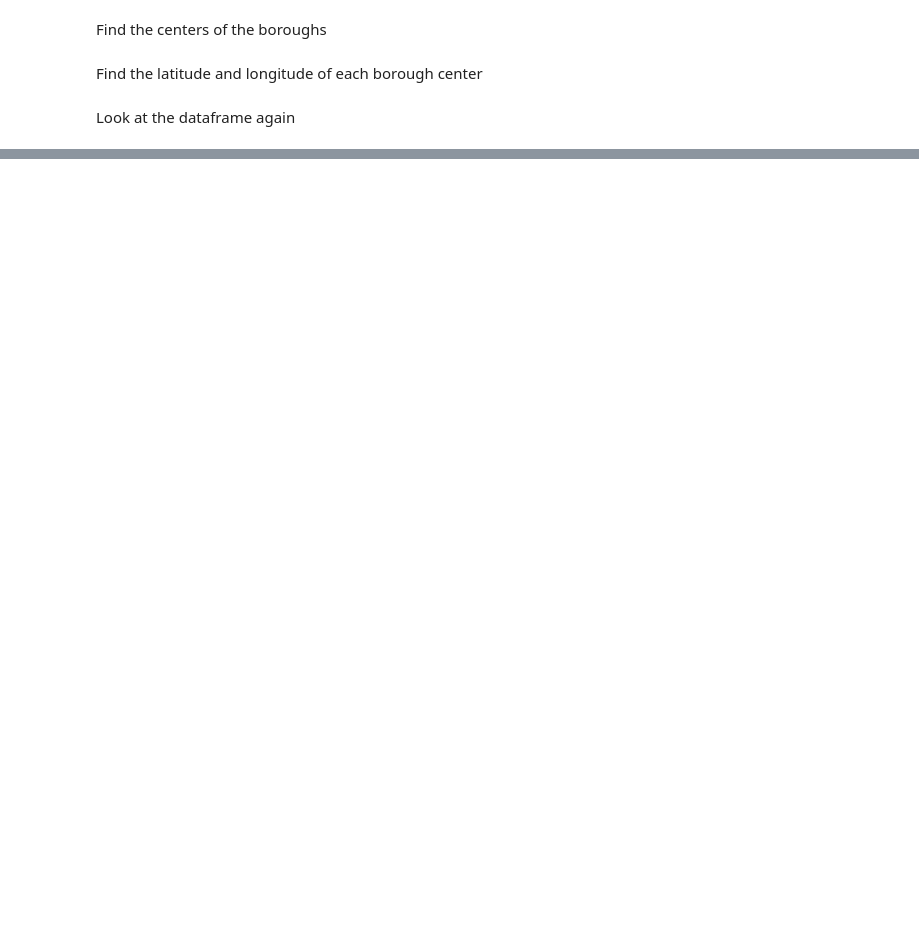
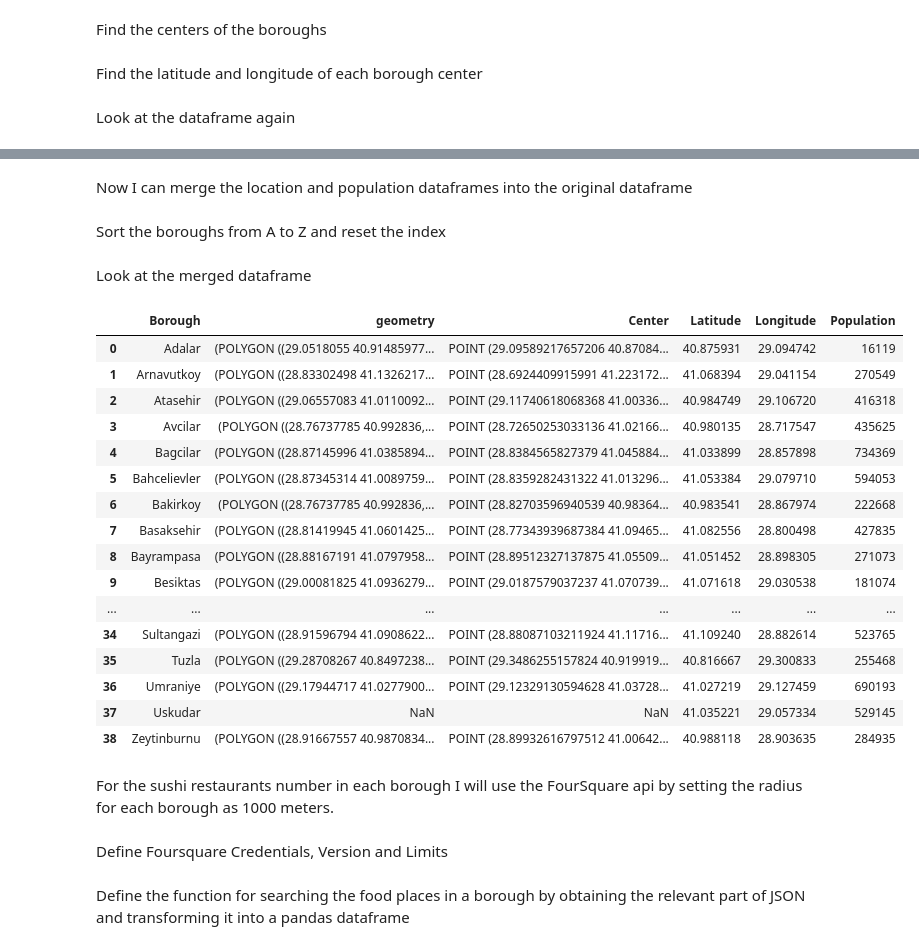
Before and after one commit to ycetindil/Coursera_Capstone, a Jupyter notebook: Week4-5_ Capstone Project.ipynb, the cells around one changed output, grey strips where cells are left out. Saved outputs shown, nothing was run; the diff lists cells and outputs as text; code cells hidden in the pictures; blank space fills up the shorter version.

```diff
--- a/Week4-5_ Capstone Project.ipynb
+++ b/Week4-5_ Capstone Project.ipynb
@@ -145,0 +286,3 @@ df2
+# %%
+df_population = pd.DataFrame([borough, population]).transpose()
+df_population.head()
@@ -145,0 +298,3 @@ df2
+# %%
+df_population.columns = ['Borough', 'Population']
+df_population.head()
@@ -145,0 +308,35 @@ df2
+# %% [markdown]
+Now I can merge the location and population dataframes into the original dataframe
+# %%
+df = pd.merge(df, df_population, how='left', on=['Borough'])
+# %% [markdown]
+Sort the boroughs from A to Z and reset the index
+# %%
+df.sort_values(['Borough'], ascending=True, inplace=True)
+df.reset_index(inplace=True, drop=True)
+# %% [markdown]
+Look at the merged dataframe
+# %%
+df
+# %% [output]
+|  | Borough | geometry | Center | Latitude | Longitude | Population |
+| 0 | Adalar | (POLYGON ((29.0518055 40.91485977... | POINT (29.09589217657206 40.87084... | 40.875931 | 29.094742 | 16119 |
+| 1 | Arnavutkoy | (POLYGON ((28.83302498 41.1326217... | POINT (28.6924409915991 41.223172... | 41.068394 | 29.041154 | 270549 |
+| 2 | Atasehir | (POLYGON ((29.06557083 41.0110092... | POINT (29.11740618068368 41.00336... | 40.984749 | 29.106720 | 416318 |
+| 3 | Avcilar | (POLYGON ((28.76737785 40.992836,... | POINT (28.72650253033136 41.02166... | 40.980135 | 28.717547 | 435625 |
+| 4 | Bagcilar | (POLYGON ((28.87145996 41.0385894... | POINT (28.8384565827379 41.045884... | 41.033899 | 28.857898 | 734369 |
+| 5 | Bahcelievler | (POLYGON ((28.87345314 41.0089759... | POINT (28.8359282431322 41.013296... | 41.053384 | 29.079710 | 594053 |
+| 6 | Bakirkoy | (POLYGON ((28.76737785 40.992836,... | POINT (28.82703596940539 40.98364... | 40.983541 | 28.867974 | 222668 |
+| 7 | Basaksehir | (POLYGON ((28.81419945 41.0601425... | POINT (28.77343939687384 41.09465... | 41.082556 | 28.800498 | 427835 |
+| 8 | Bayrampasa | (POLYGON ((28.88167191 41.0797958... | POINT (28.89512327137875 41.05509... | 41.051452 | 28.898305 | 271073 |
+| 9 | Besiktas | (POLYGON ((29.00081825 41.0936279... | POINT (29.0187579037237 41.070739... | 41.071618 | 29.030538 | 181074 |
+| ... | ... | ... | ... | ... | ... | ... |
+| 34 | Sultangazi | (POLYGON ((28.91596794 41.0908622... | POINT (28.88087103211924 41.11716... | 41.109240 | 28.882614 | 523765 |
+| 35 | Tuzla | (POLYGON ((29.28708267 40.8497238... | POINT (29.3486255157824 40.919919... | 40.816667 | 29.300833 | 255468 |
+| 36 | Umraniye | (POLYGON ((29.17944717 41.0277900... | POINT (29.12329130594628 41.03728... | 41.027219 | 29.127459 | 690193 |
+| 37 | Uskudar | NaN | NaN | 41.035221 | 29.057334 | 529145 |
+| 38 | Zeytinburnu | (POLYGON ((28.91667557 40.9870834... | POINT (28.89932616797512 41.00642... | 40.988118 | 28.903635 | 284935 |
+# %% [markdown]
+For the sushi restaurants number in each borough I will use the FourSquare api by setting the radius for each borough as 1000 meters.
+# %% [markdown]
+Define Foursquare Credentials, Version and Limits
@@ -145,0 +350,2 @@ df2
+# %% [markdown]
+Define the function for searching the food places in a borough by obtaining the relevant part of JSON and transforming it into a pandas dataframe
```
Also changed, not shown: parts of 93 cells of this notebook, 1 other file.
